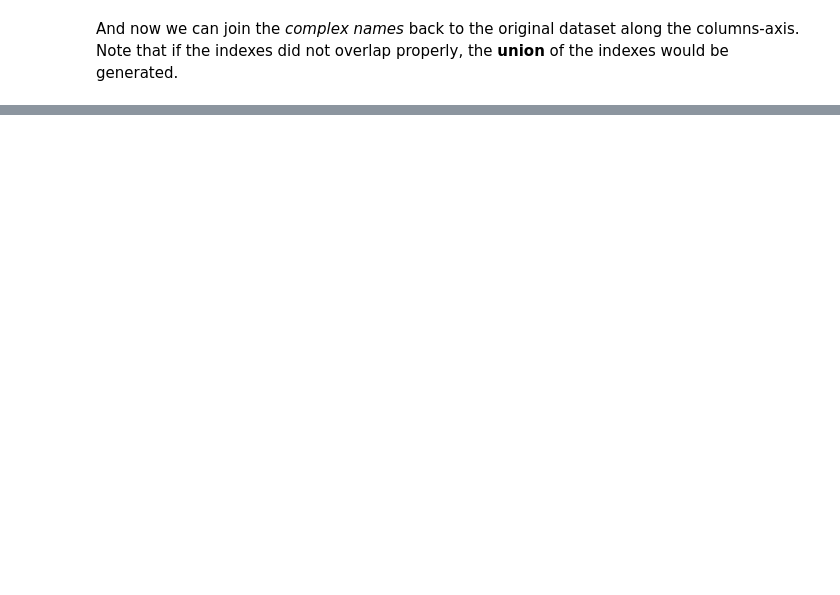
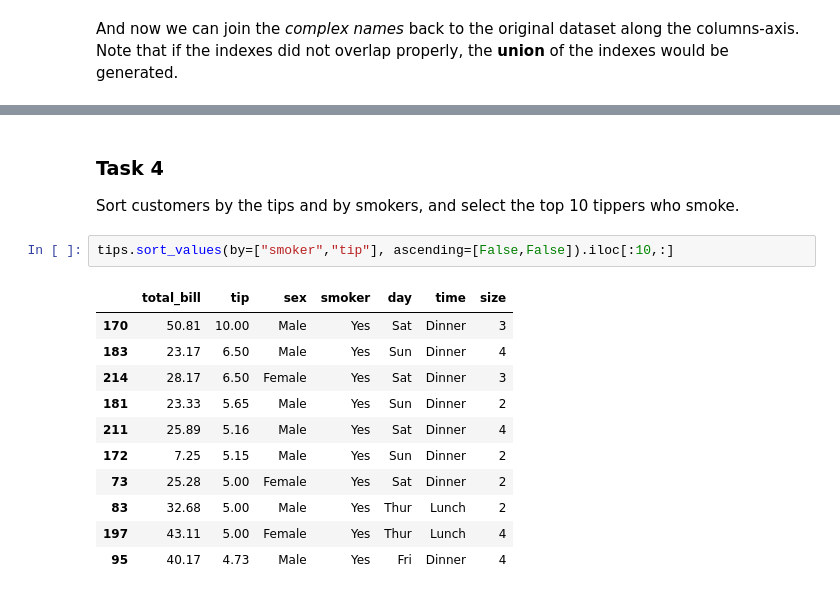
Before and after one commit to ecs-vlc/PythonTeaching, a Jupyter notebook: 03-Data/01 Pandas Basics.ipynb, the cells around one changed output, grey strips where cells are left out. Cells and saved outputs as stored; diff of their text form; blank space fills up the shorter version.

```diff
--- a/03-Data/01 Pandas Basics.ipynb
+++ b/03-Data/01 Pandas Basics.ipynb
@@ -668,0 +509,18 @@ Write a function `gini` that calculates the gini index for an array, and calcula
+# %% [markdown]
+### Task 4
+
+Sort customers by the tips and by smokers, and select the top 10 tippers who smoke.
+# %%
+tips.sort_values(by=["smoker","tip"], ascending=[False,False]).iloc[:10,:]
+# %% [output]
+|  | total_bill | tip | sex | smoker | day | time | size |
+| 170 | 50.81 | 10.00 | Male | Yes | Sat | Dinner | 3 |
+| 183 | 23.17 | 6.50 | Male | Yes | Sun | Dinner | 4 |
+| 214 | 28.17 | 6.50 | Female | Yes | Sat | Dinner | 3 |
+| 181 | 23.33 | 5.65 | Male | Yes | Sun | Dinner | 2 |
+| 211 | 25.89 | 5.16 | Male | Yes | Sat | Dinner | 4 |
+| 172 | 7.25 | 5.15 | Male | Yes | Sun | Dinner | 2 |
+| 73 | 25.28 | 5.00 | Female | Yes | Sat | Dinner | 2 |
+| 83 | 32.68 | 5.00 | Male | Yes | Thur | Lunch | 2 |
+| 197 | 43.11 | 5.00 | Female | Yes | Thur | Lunch | 4 |
+| 95 | 40.17 | 4.73 | Male | Yes | Fri | Dinner | 4 |
```
Also changed, not shown: parts of 44 cells of this notebook, 29 other files.
